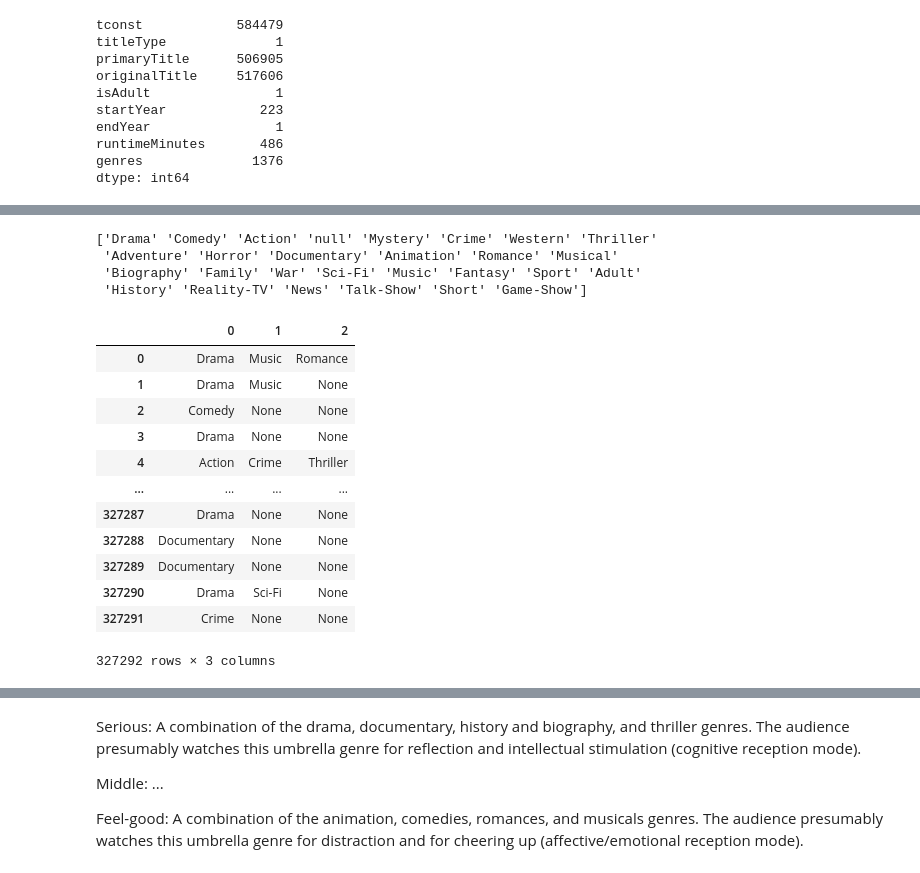
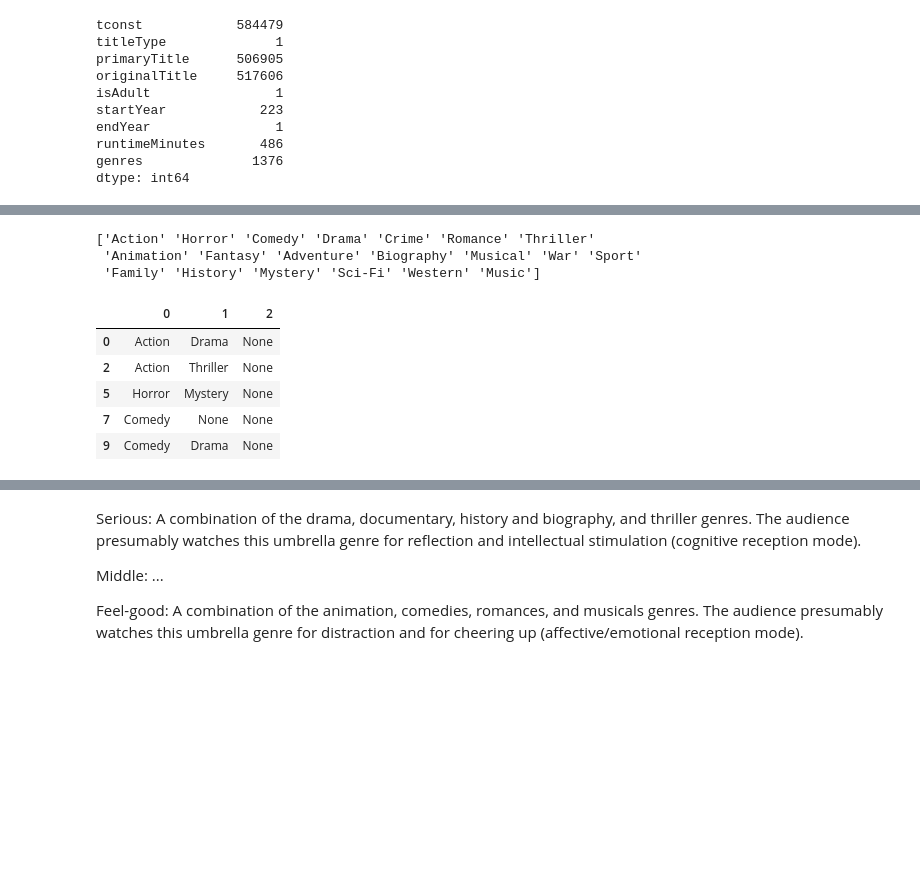
Before and after one commit to FabrizioCabreraC/Hollywood-as-recession-proof, a Jupyter notebook: Hollywood_Project.ipynb, the cells around one changed output, grey strips where cells are left out. Drawn from its saved outputs; the diff is of its cells as text; code cells hidden in the pictures; blank space fills up the shorter version.

```diff
--- a/Hollywood_Project.ipynb
+++ b/Hollywood_Project.ipynb
@@ -332,42 +332,34 @@ dtype: object
 # %%
 movies["genres"].value_counts()
 split = movies["genres"].str.split(",", n = 3, expand = True)
 print(split[0].unique()) #finally have a list of individual genres
 
 # to remove all unwanted genres that don't seem to fit
 bad_genres = [
     "Short",
     "null",
     "Talk-Show",
     "News",
     "Game-Show",
     "Reality-TV",
     "Adult",
     "Documentary"]
 
 for g in bad_genres:
     movies = movies[movies["genres"].str.contains(g) ==False]
 
 movies.shape
-split
+split.head()
 # %% [output]
-['Drama' 'Comedy' 'Action' 'null' 'Mystery' 'Crime' 'Western' 'Thriller'
- 'Adventure' 'Horror' 'Documentary' 'Animation' 'Romance' 'Musical'
- 'Biography' 'Family' 'War' 'Sci-Fi' 'Music' 'Fantasy' 'Sport' 'Adult'
- 'History' 'Reality-TV' 'News' 'Talk-Show' 'Short' 'Game-Show']
+['Action' 'Horror' 'Comedy' 'Drama' 'Crime' 'Romance' 'Thriller'
+ 'Animation' 'Fantasy' 'Adventure' 'Biography' 'Musical' 'War' 'Sport'
+ 'Family' 'History' 'Mystery' 'Sci-Fi' 'Western' 'Music']
 |  | 0 | 1 | 2 |
-| 0 | Drama | Music | Romance |
-| 1 | Drama | Music | None |
-| 2 | Comedy | None | None |
-| 3 | Drama | None | None |
-| 4 | Action | Crime | Thriller |
-| ... | ... | ... | ... |
-| 327287 | Drama | None | None |
-| 327288 | Documentary | None | None |
-| 327289 | Documentary | None | None |
-| 327290 | Drama | Sci-Fi | None |
-| 327291 | Crime | None | None |
+| 0 | Action | Drama | None |
+| 2 | Action | Thriller | None |
+| 5 | Horror | Mystery | None |
+| 7 | Comedy | None | None |
+| 9 | Comedy | Drama | None |
-327292 rows × 3 columns
 # %%
 rated = pd.merge(movies, df_ratings, on="tconst", how="inner")
 rated["weighted_ave"] = (rated["averageRating"] * rated["numVotes"])
```
Also changed, not shown: parts of 10 cells of this notebook.
